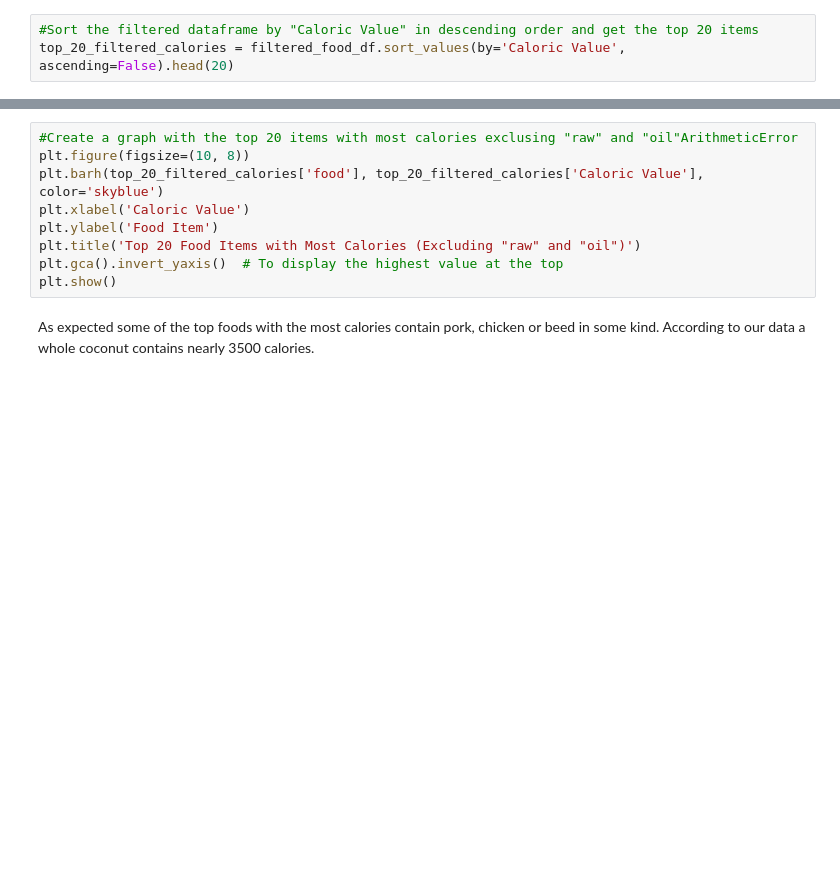
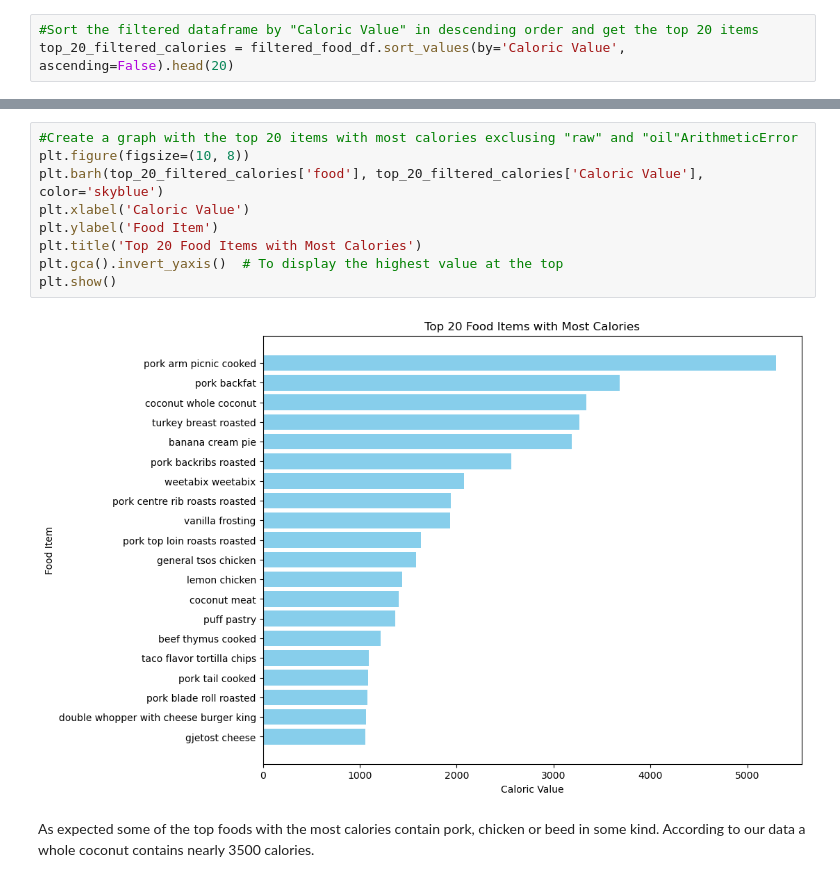
Before and after one commit to Jenner-Valdez/Food-Nutrition, a Jupyter notebook: Scripts/food_and_nutritional_values.ipynb, the cells around one changed output, grey strips where cells are left out. Cells and saved outputs as stored; diff of their text form; blank space fills up the shorter version.

Commit message:
Final graph
Created final graphs before dashboard

```diff
--- a/Scripts/food_and_nutritional_values.ipynb
+++ b/Scripts/food_and_nutritional_values.ipynb
@@ -235,12 +544,14 @@ top_20_filtered_calories[['food', 'Caloric Value']]
 # %%
 #Create a graph with the top 20 items with most calories exclusing "raw" and "oil"ArithmeticError
 plt.figure(figsize=(10, 8))
 plt.barh(top_20_filtered_calories['food'], top_20_filtered_calories['Caloric Value'], color='skyblue')
 plt.xlabel('Caloric Value')
 plt.ylabel('Food Item')
-plt.title('Top 20 Food Items with Most Calories (Excluding "raw" and "oil")')
+plt.title('Top 20 Food Items with Most Calories')
 plt.gca().invert_yaxis()  # To display the highest value at the top
 plt.show()
+# %% [output]
+[figure, added]
 # %% [markdown]
 As expected some of the top foods with the most calories contain pork, chicken or beed in some kind. According to our data a whole coconut contains nearly 3500 calories.
 # %% [markdown]
```
Also changed, not shown: parts of 54 cells of this notebook.
